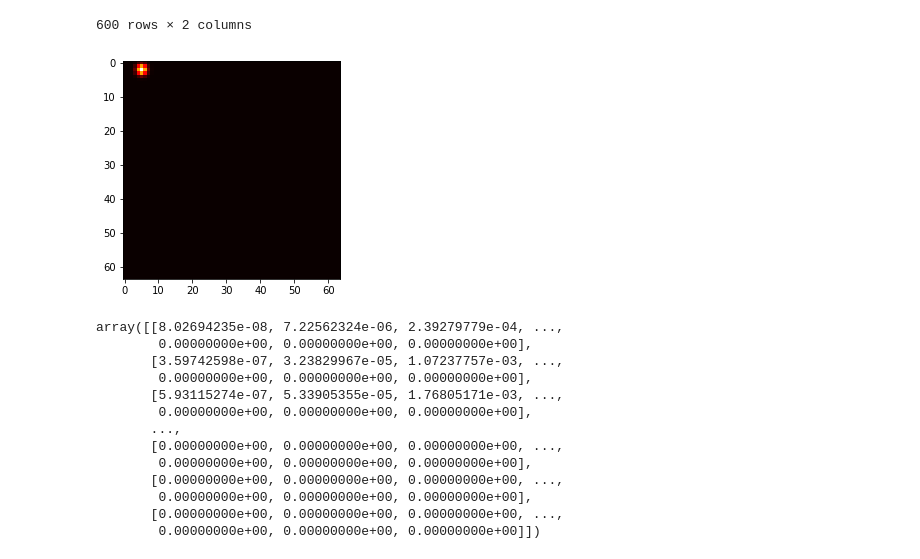
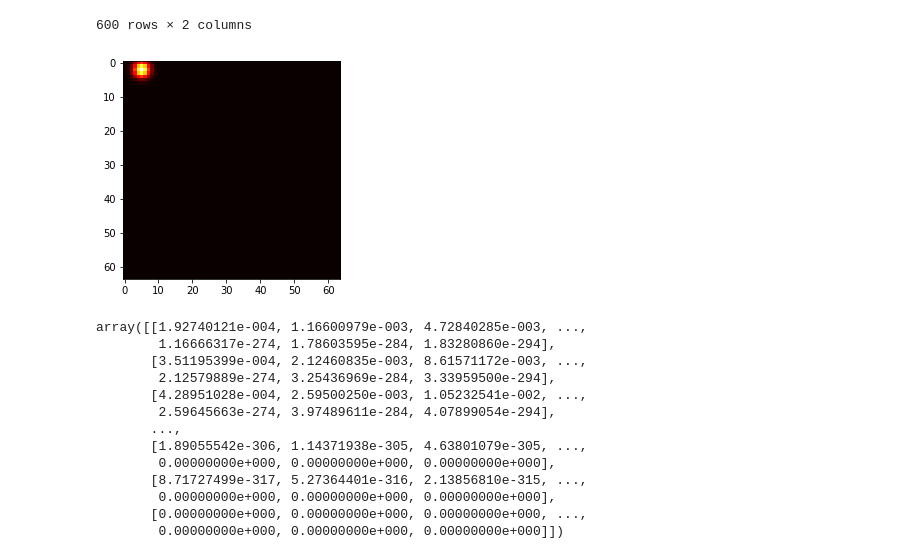
Before and after one commit to wzwart/MLP_Project, a Jupyter notebook: base_line_tests/dataset_modifications.ipynb, the cells around one changed output. Drawn from its saved outputs; the diff is of its cells as text; code cells hidden in the pictures.

Commit message:
300W heatmap creator

```diff
--- a/base_line_tests/dataset_modifications.ipynb
+++ b/base_line_tests/dataset_modifications.ipynb
@@ -375,48 +374,48 @@ df
 | 599 | bbimages64\outdoor_300.png | 0.029919 |
 600 rows × 2 columns
 # %%
-def bivariateGaussianProb(x,y, meanX, meanY):
+def bivariateGaussianProb(x,y, meanX, meanY, scale):
 
-    cov = np.eye(2)
+    cov = np.eye(2)*2.5*(scale/64)
     x = np.array([x,y])
     #x = xT.reshape((2,1))
     mean = np.array([meanX,meanY])
 
     diff = x-mean
 
     const = 1/(np.sqrt(np.square(2*np.pi)*np.linalg.det(cov)))
 
     exp = np.exp((-1/2)*np.dot(np.dot(diff,np.linalg.inv(cov)),diff.reshape((2,1))))
 
     return const*exp
 
 #Generate heatmap for keypoint (x,y)
-def generateHeatmap(x,y, draw=False):
+def generateHeatmap(x,y, width, height, draw=False):
 
-    z = np.zeros((64,64))
-    for i in range(64):
-        for j in range(64):
-            z[i][j] = bivariateGaussianProb(i,j, x, y)
+    z = np.zeros((width,height))
+    for i in range(width):
+        for j in range(height):
+            z[i][j] = bivariateGaussianProb(i,j, x, y, max(width,height))
 
     if(draw):
-        plt.imshow(z, cmap='hot', interpolation='nearest')
+        plt.imshow(z.T, cmap='hot', interpolation='nearest')
         plt.show()
 
-    return z
+    return z.T
 
-generateHeatmap(2,5,True)
+generateHeatmap(5,2, 64, 64, True)
 # %% [output]
-[figure, old version]
+[figure, new version]
-array([[8.02694235e-08, 7.22562324e-06, 2.39279779e-04, ...,
-        0.00000000e+00, 0.00000000e+00, 0.00000000e+00],
-       [3.59742598e-07, 3.23829967e-05, 1.07237757e-03, ...,
-        0.00000000e+00, 0.00000000e+00, 0.00000000e+00],
-       [5.93115274e-07, 5.33905355e-05, 1.76805171e-03, ...,
-        0.00000000e+00, 0.00000000e+00, 0.00000000e+00],
+array([[1.92740121e-004, 1.16600979e-003, 4.72840285e-003, ...,
+        1.16666317e-274, 1.78603595e-284, 1.83280860e-294],
+       [3.51195399e-004, 2.12460835e-003, 8.61571172e-003, ...,
+        2.12579889e-274, 3.25436969e-284, 3.33959500e-294],
+       [4.28951028e-004, 2.59500250e-003, 1.05232541e-002, ...,
+        2.59645663e-274, 3.97489611e-284, 4.07899054e-294],
        ...,
-       [0.00000000e+00, 0.00000000e+00, 0.00000000e+00, ...,
-        0.00000000e+00, 0.00000000e+00, 0.00000000e+00],
-       [0.00000000e+00, 0.00000000e+00, 0.00000000e+00, ...,
-        0.00000000e+00, 0.00000000e+00, 0.00000000e+00],
-       [0.00000000e+00, 0.00000000e+00, 0.00000000e+00, ...,
-        0.00000000e+00, 0.00000000e+00, 0.00000000e+00]])
+       [1.89055542e-306, 1.14371938e-305, 4.63801079e-305, ...,
+        0.00000000e+000, 0.00000000e+000, 0.00000000e+000],
+       [8.71727499e-317, 5.27364401e-316, 2.13856810e-315, ...,
+        0.00000000e+000, 0.00000000e+000, 0.00000000e+000],
+       [0.00000000e+000, 0.00000000e+000, 0.00000000e+000, ...,
+        0.00000000e+000, 0.00000000e+000, 0.00000000e+000]])
```
Also changed, not shown: parts of 15 cells of this notebook, 3 other files.
